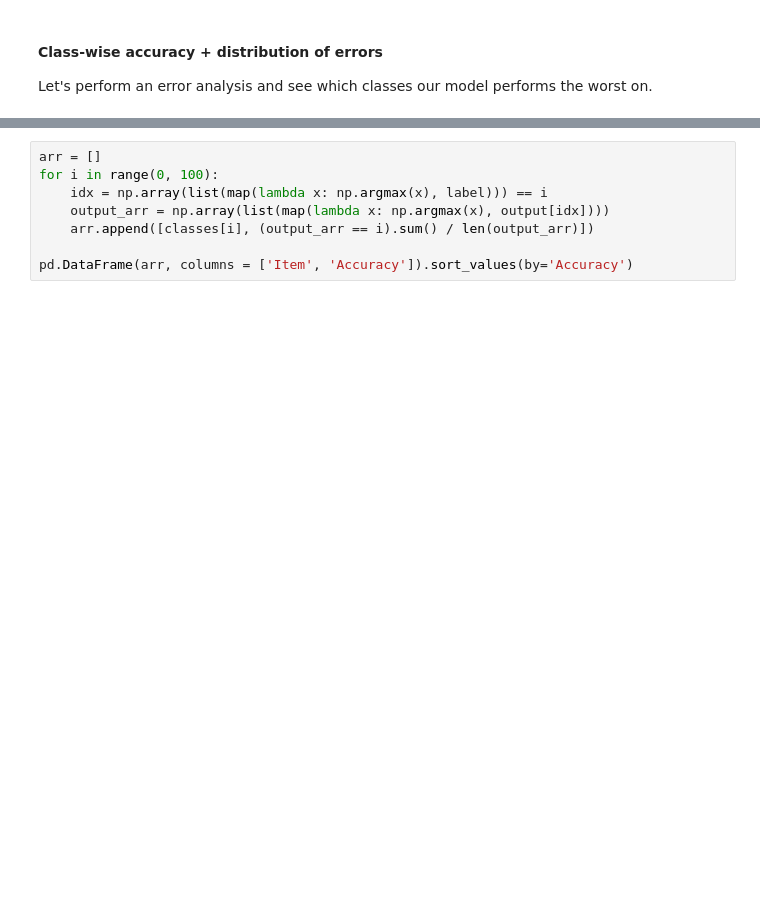
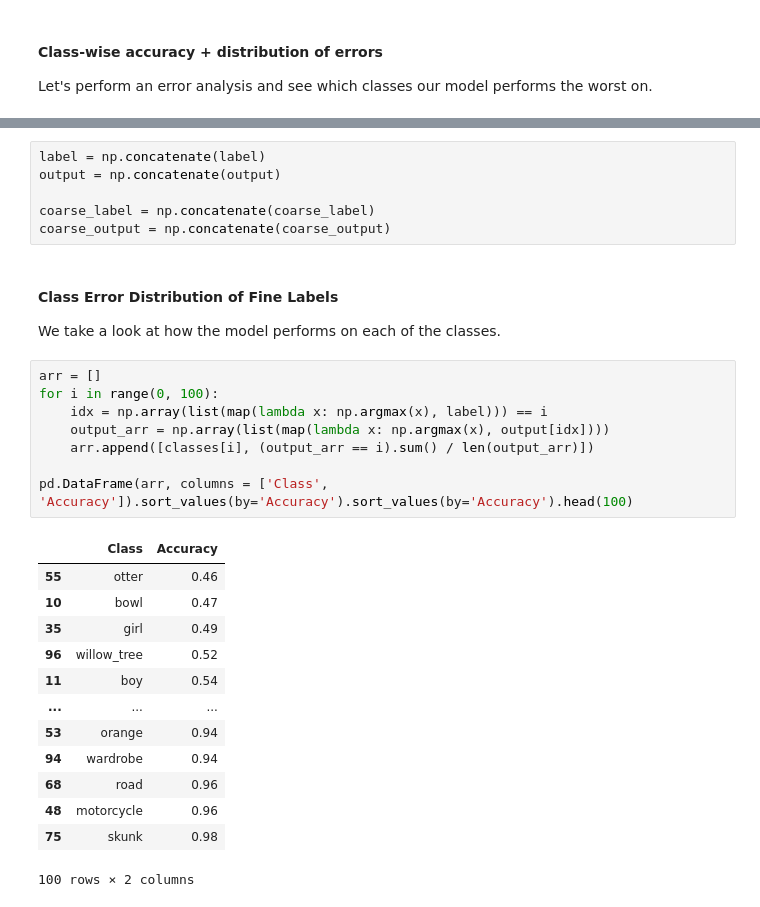
Before and after one commit to kenJPG/CIFAR100, a Jupyter notebook: cifar_100.ipynb, the cells around one changed output, grey strips where cells are left out. Cells and saved outputs as stored; diff of their text form; blank space fills up the shorter version.

```diff
--- a/cifar_100.ipynb
+++ b/cifar_100.ipynb
@@ -2635,8 +2646,31 @@ Final Model | CIFAR100 - Test Accuracy: 0.6807  | CIFAR20 - Test Accuracy:
+# %%
+label = np.concatenate(label)
+output = np.concatenate(output)
+
+coarse_label = np.concatenate(coarse_label)
+coarse_output = np.concatenate(coarse_output)
+# %% [markdown]
+#### Class Error Distribution of <strong>Fine Labels</strong>
+We take a look at how the model performs on each of the classes.
 # %%
 arr = []
 for i in range(0, 100):
 	idx = np.array(list(map(lambda x: np.argmax(x), label))) == i
 	output_arr = np.array(list(map(lambda x: np.argmax(x), output[idx])))
 	arr.append([classes[i], (output_arr == i).sum() / len(output_arr)])
 
-pd.DataFrame(arr, columns = ['Item', 'Accuracy']).sort_values(by='Accuracy')
+pd.DataFrame(arr, columns = ['Class', 'Accuracy']).sort_values(by='Accuracy').sort_values(by='Accuracy').head(100)
+# %% [output]
+|  | Class | Accuracy |
+| 55 | otter | 0.46 |
+| 10 | bowl | 0.47 |
+| 35 | girl | 0.49 |
+| 96 | willow_tree | 0.52 |
+| 11 | boy | 0.54 |
+| ... | ... | ... |
+| 53 | orange | 0.94 |
+| 94 | wardrobe | 0.94 |
+| 68 | road | 0.96 |
+| 48 | motorcycle | 0.96 |
+| 75 | skunk | 0.98 |
+100 rows × 2 columns
```
Also changed, not shown: parts of 59 cells of this notebook, 6 other files.
